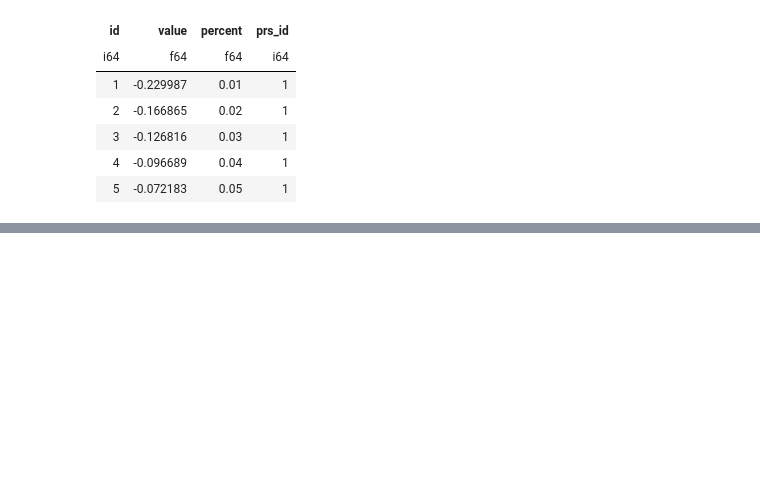
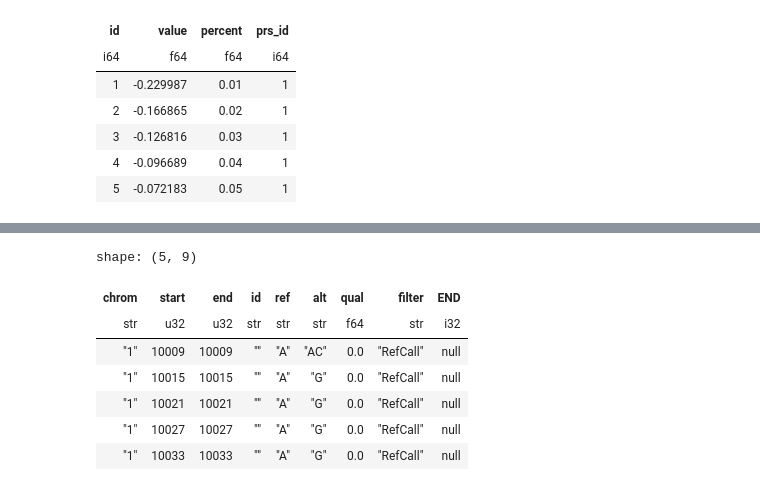
Before and after one commit to dna-seq/prepare-annotations, a Jupyter notebook: notebooks/prepare_modules.ipynb, the cells around one changed output, grey strips where cells are left out. Cells and saved outputs as stored; diff of their text form; code cells hidden in the pictures; blank space fills up the shorter version.

```diff
--- a/notebooks/prepare_modules.ipynb
+++ b/notebooks/prepare_modules.ipynb
@@ -538,0 +587,11 @@ shape: (5, 4)
+# %%
+antonkulaga.head(5).collect(engine="streaming")
+# %% [output]
+shape: (5, 9)
+| chrom | start | end | id | ref | alt | qual | filter | END |
+| str | u32 | u32 | str | str | str | f64 | str | i32 |
+| "1" | 10009 | 10009 | "" | "A" | "AC" | 0.0 | "RefCall" | null |
+| "1" | 10015 | 10015 | "" | "A" | "G" | 0.0 | "RefCall" | null |
+| "1" | 10021 | 10021 | "" | "A" | "G" | 0.0 | "RefCall" | null |
+| "1" | 10027 | 10027 | "" | "A" | "G" | 0.0 | "RefCall" | null |
+| "1" | 10033 | 10033 | "" | "A" | "G" | 0.0 | "RefCall" | null |
```
Also changed, not shown: parts of 6 cells of this notebook, 18 other files.
